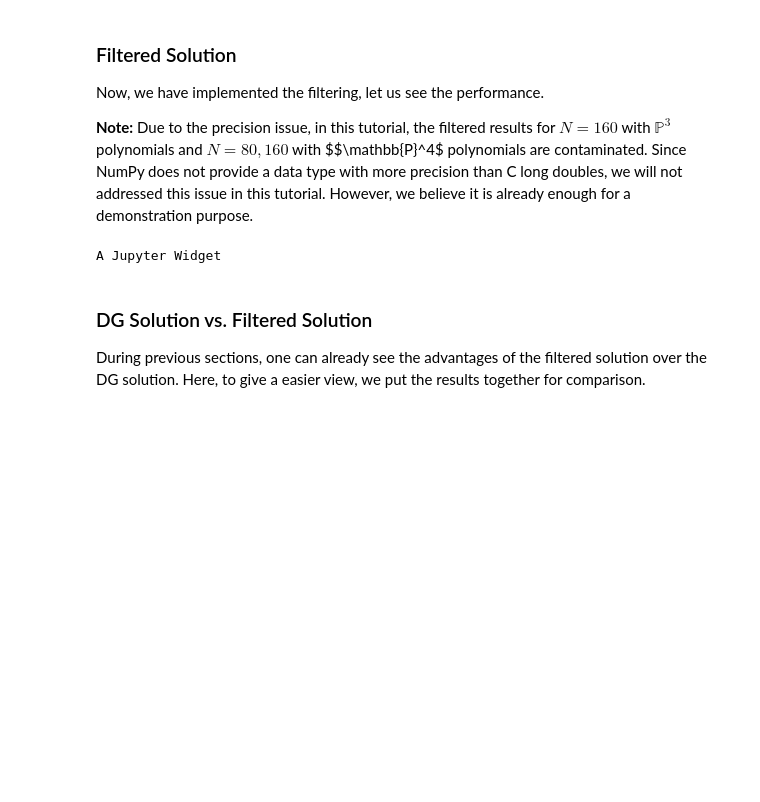
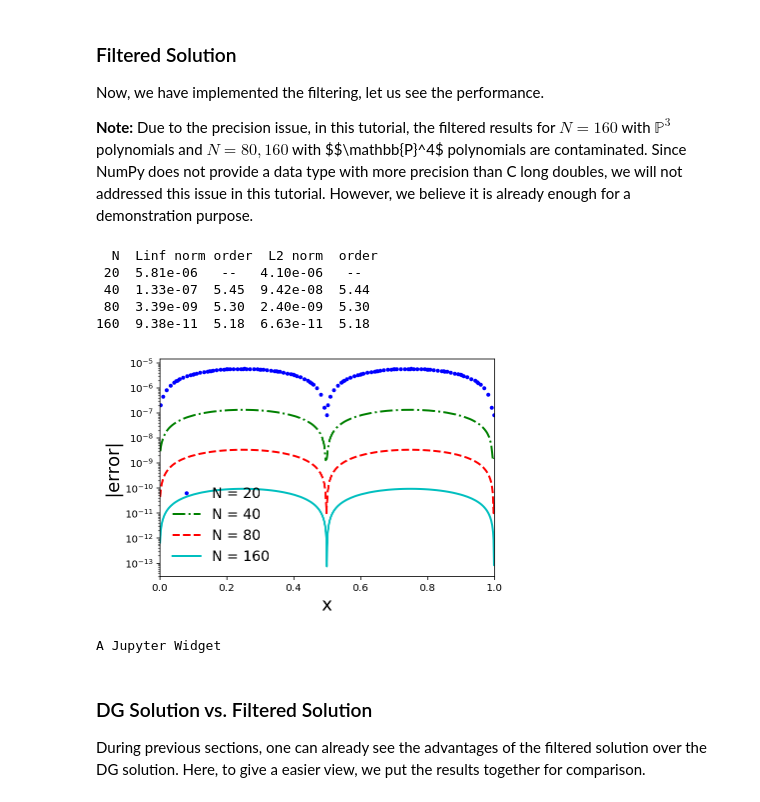
Before and after one commit to xiaozhouli/Jupyter, a Jupyter notebook: Tutorial_of_Filtering/SIAC_Filtering.ipynb, the cells around one changed output. Drawn from its saved outputs; the diff is of its cells as text; code cells hidden in the pictures; blank space fills up the shorter version.

```diff
--- a/Tutorial_of_Filtering/SIAC_Filtering.ipynb
+++ b/Tutorial_of_Filtering/SIAC_Filtering.ipynb
@@ -559,35 +577,42 @@ def Filter_order(number_coarse, degree):
         dx = np.diff(x)
 
         # plotting
         plot_x = np.empty(N*Gpn); plot_y = np.empty(N*Gpn);
 
         for j in range(N):
             H = dx[j]
             for m in range(Gpn):
                 xj = (x[j+1]+x[j])/2 + dx[j]*xg[m]/2
 
                 ustar = Gauss_convolution_filter_DG(xj, T, c, filter_nodes, H, x, u, xg2, wg2)
 
                 err = np.abs(np.sin(2*np.pi*xj)-ustar)
                 err2[i] += 0.5*dx[j]*wg[m]*err**2
                 erri[i] = max(erri[i], err)
                 # plotting
                 plot_x[j*Gpn+m] = xj; plot_y[j*Gpn+m] = err
         err2[i] = np.sqrt(err2[i]/1.)
         plt.plot(plot_x, plot_y, style[i],linewidth=2.0, label="N = " + str(N))
     print_OrderTable(number_coarse, erri, err2)
 
     plt.yscale('log')
     plt.legend(loc=3,frameon=False, fontsize=14);
     plt.xlim(0, 1); #plt.ylim(1.e-6,1.e0)
     plt.xlabel('x',fontsize=18); plt.ylabel('|error|',fontsize=18)
     plt.show()
 
-#Filter_order(20, 2)
+# to show on nbviewer online, comment out for running on a real server
+Filter_order(20, 2)
 w = interactive(Filter_order, number_coarse=fixed(20), degree=widgets.IntSlider(min=1,max=4,value=2))
 display(w)
 # %% [output]
-A Jupyter Widget
+  N  Linf norm order  L2 norm  order
+ 20  5.81e-06   --   4.10e-06   --
+ 40  1.33e-07  5.45  9.42e-08  5.44
+ 80  3.39e-09  5.30  2.40e-09  5.30
+160  9.38e-11  5.18  6.63e-11  5.18
+[figure, added]
+A Jupyter Widget
 # %% [markdown]
 ### DG Solution vs. Filtered Solution
 During previous sections, one can already see the advantages of the filtered solution over the DG solution.  Here, to give a easier view, we put the results together for comparison.
```
Also changed, not shown: parts of 5 cells of this notebook.
